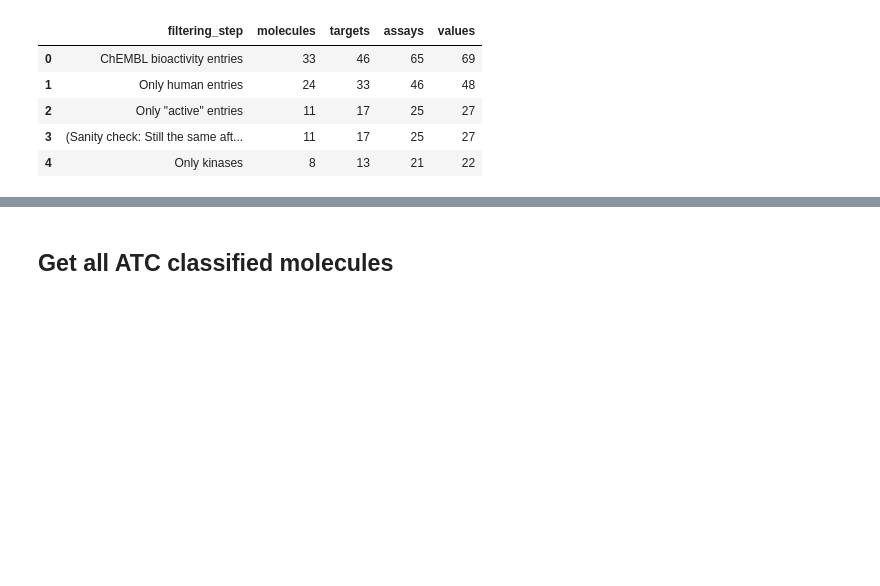
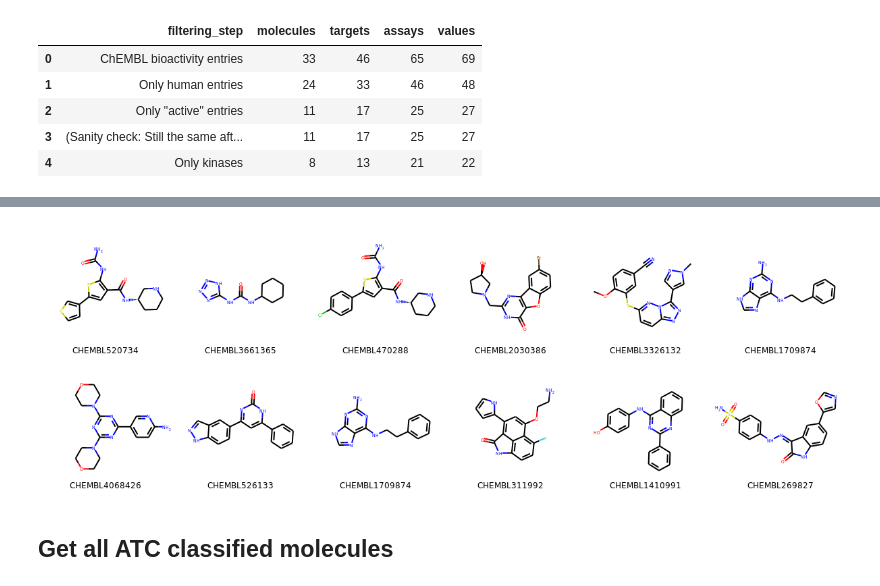
Before and after one commit to volkamerlab/KinaseFocusedFragmentLibrary, a Jupyter notebook: kinase_focused_fragment_library/analysis/ligand_analysis/chembl_molecule_details.ipynb, the cells around one changed output, grey strips where cells are left out. Drawn from its saved outputs; the diff is of its cells as text; code cells hidden in the pictures; blank space fills up the shorter version.

Commit message:
Add molecule 2D structures

```diff
--- a/kinase_focused_fragment_library/analysis/ligand_analysis/chembl_molecule_details.ipynb
+++ b/kinase_focused_fragment_library/analysis/ligand_analysis/chembl_molecule_details.ipynb
@@ -809,0 +813,2 @@ filtering
+# %%
+details_selected = details[details.chembl_id.apply(lambda x: x in bioact_df_active.molecule_chembl_id.unique())]
@@ -810,3 +835,12 @@ filtering
+# %%
+mols = []
+
+for smiles in details_selected.smiles:
+    mols.append(Chem.MolFromSmiles(smiles))
+
+Draw.MolsToGridImage(mols, molsPerRow=6, legends=list(details_selected.chembl_id))
+# %% [output]
+[figure, added]
 # %% [markdown]
 ## Get all ATC classified molecules
 # %%
```
Also changed, not shown: parts of 4 cells of this notebook.
